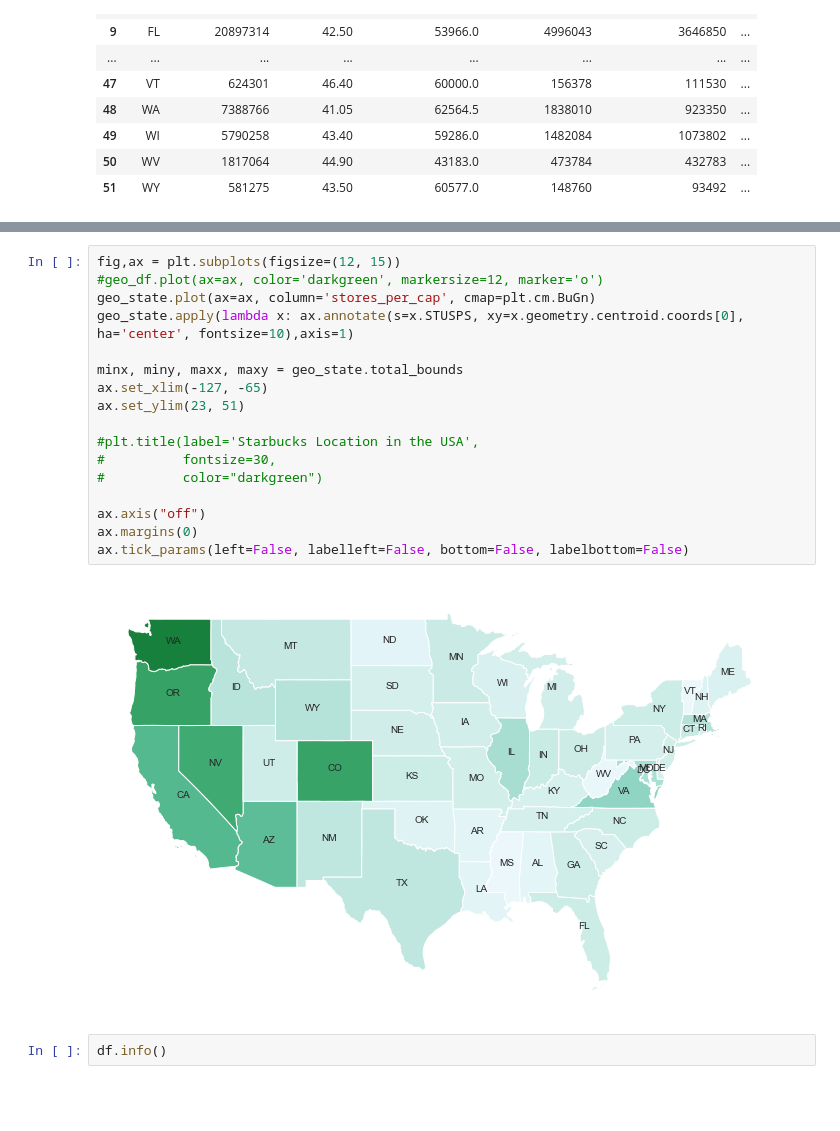
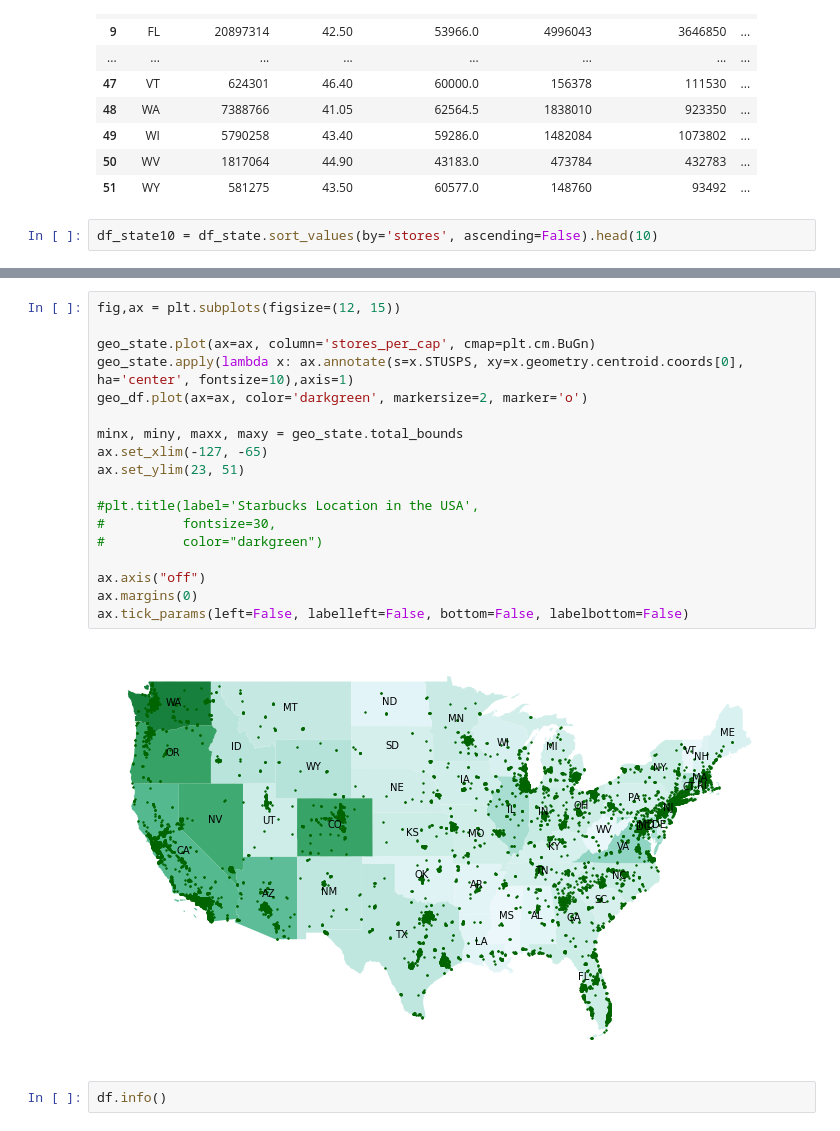
Before and after one commit to Purifect/DS6390_Starbucks_RetailStoresLocations, a Jupyter notebook: Starbucks_Locations.ipynb, the cells around one changed output, grey strips where cells are left out. Saved outputs shown, nothing was run; the diff lists cells and outputs as text; blank space fills up the shorter version.

```diff
--- a/Starbucks_Locations.ipynb
+++ b/Starbucks_Locations.ipynb
@@ -278,6 +311,8 @@ df_state
 | 49 | WI | 5790258 | 43.40 | 59286.0 | 1482084 | 1073802 | ... |
 | 50 | WV | 1817064 | 44.90 | 43183.0 | 473784 | 432783 | ... |
 | 51 | WY | 581275 | 43.50 | 60577.0 | 148760 | 93492 | ... |
+# %%
+df_state10 = df_state.sort_values(by='stores', ascending=False).head(10)
 # %%
 geo_state = geo_usa.merge(df_state[['state','total_population', 'stores_per_cap']], left_on='STUSPS', right_on='state', how='left')
 geo_state = geo_state.drop(['state'], axis=1)
@@ -304,23 +339,24 @@ geo_state
 | 45 | 56 | 01779807 | 0400000US56 | 56 | WY | Wyoming | 00 | 251458544898 | 1867670745 | POLYGON ((-111.05689 44.86666, -1... | ... |
 # %%
 fig,ax = plt.subplots(figsize=(12, 15))
-#geo_df.plot(ax=ax, color='darkgreen', markersize=12, marker='o')
+
 geo_state.plot(ax=ax, column='stores_per_cap', cmap=plt.cm.BuGn)
 geo_state.apply(lambda x: ax.annotate(s=x.STUSPS, xy=x.geometry.centroid.coords[0], ha='center', fontsize=10),axis=1)
+geo_df.plot(ax=ax, color='darkgreen', markersize=2, marker='o')
 
 minx, miny, maxx, maxy = geo_state.total_bounds
 ax.set_xlim(-127, -65)
 ax.set_ylim(23, 51)
 
 #plt.title(label='Starbucks Location in the USA',
 #          fontsize=30,
 #          color="darkgreen")
 
 ax.axis("off")
 ax.margins(0)
 ax.tick_params(left=False, labelleft=False, bottom=False, labelbottom=False)
 # %% [output]
-[figure, old version]
+[figure, new version]
 # %%
 df.info()
 # %% [output]
```
Also changed, not shown: parts of 20 cells of this notebook.
